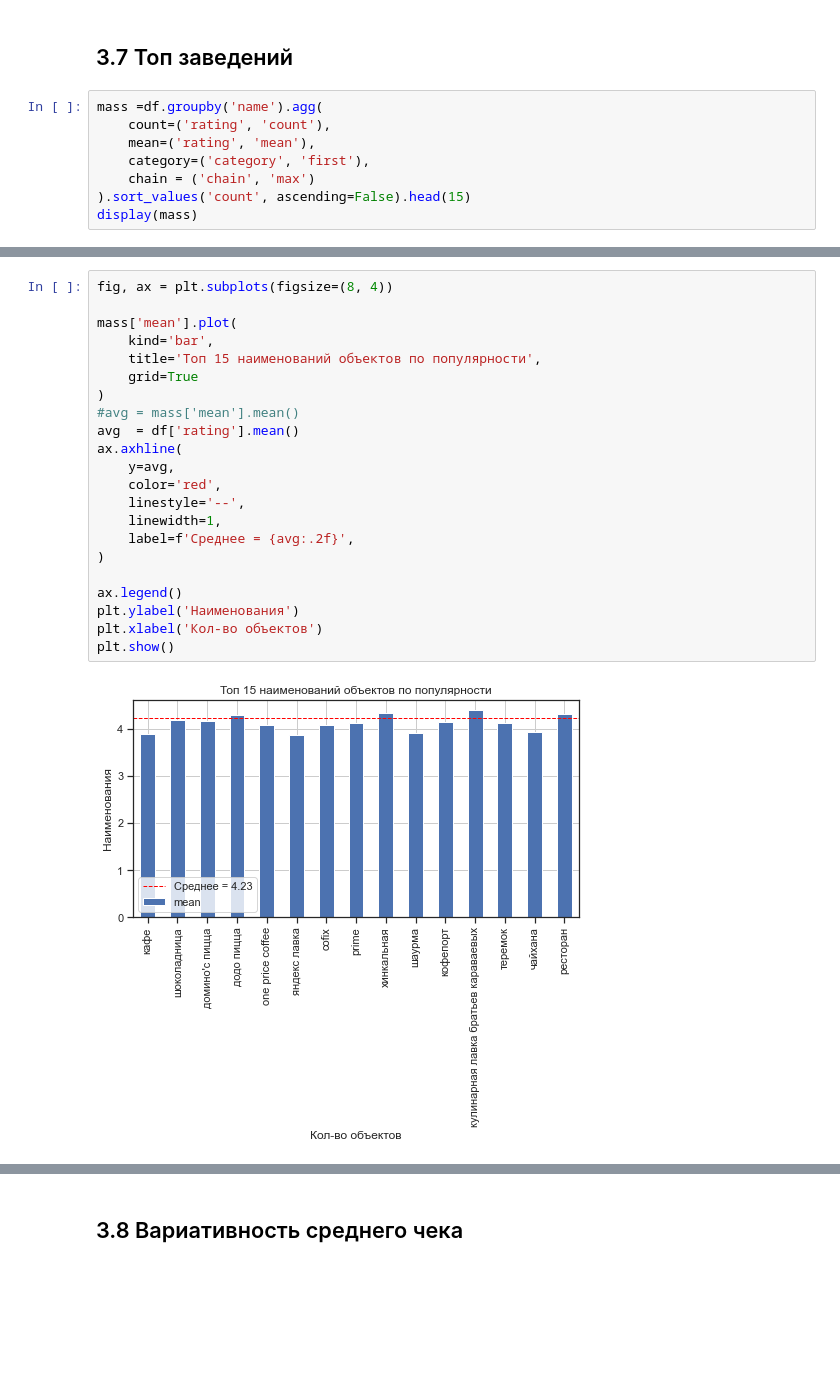
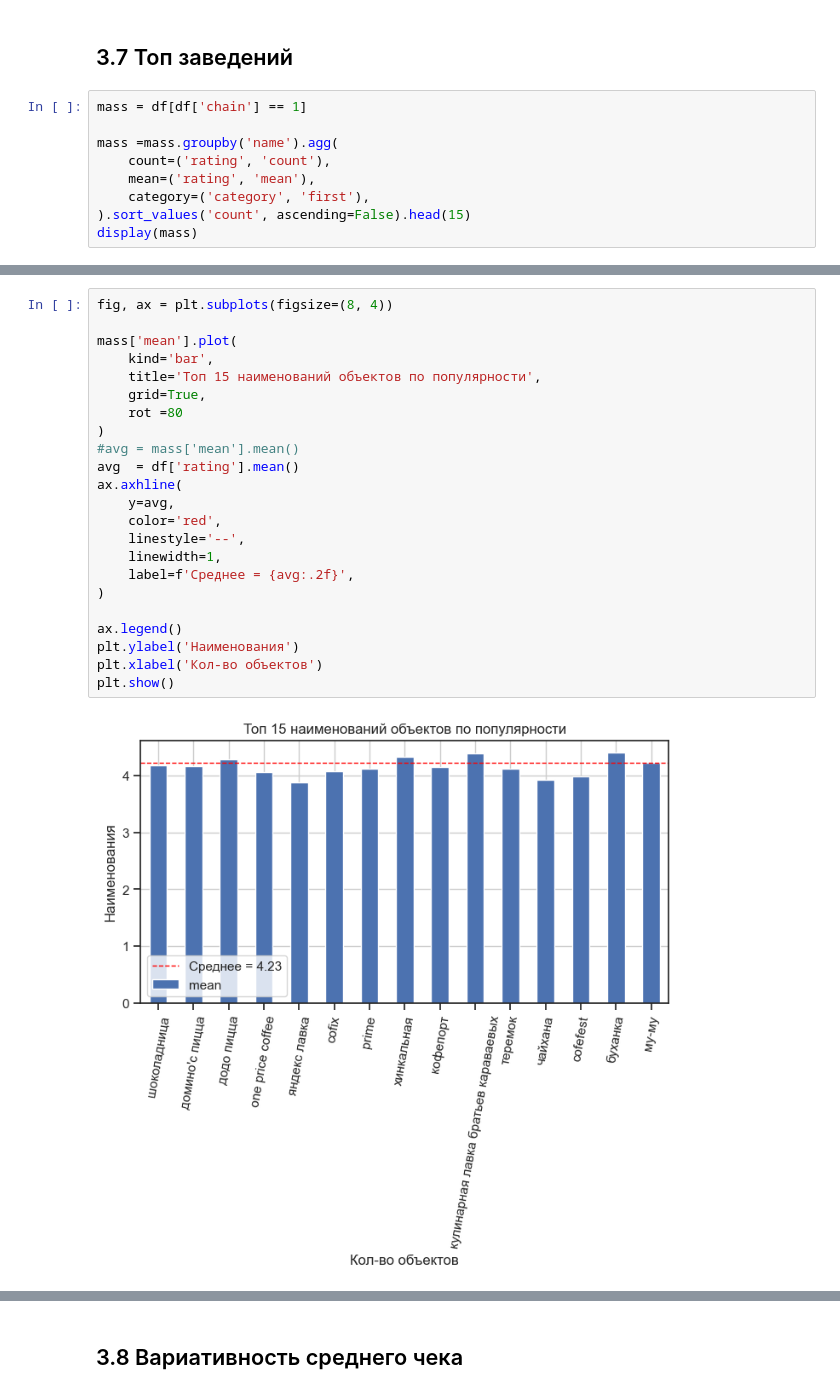
Before and after one commit to CAH0/Moscow_catering_market_research, a Jupyter notebook: File_analitics.ipynb, the cells around one changed output, grey strips where cells are left out. Saved outputs shown, nothing was run; the diff lists cells and outputs as text; blank space fills up the shorter version.

```diff
--- a/File_analitics.ipynb
+++ b/File_analitics.ipynb
@@ -658,11 +658,12 @@ plt.show()
 # %% [markdown]
 ## 3.7 Топ заведений
 # %%
-mass =df.groupby('name').agg(
+mass = df[df['chain'] == 1]
+
+mass =mass.groupby('name').agg(
     count=('rating', 'count'),
     mean=('rating', 'mean'),
     category=('category', 'first'),
-    chain = ('chain', 'max')
 ).sort_values('count', ascending=False).head(15)
 display(mass)
 # %% [output]
@@ -700,27 +701,28 @@ plt.show()
 # %%
 fig, ax = plt.subplots(figsize=(8, 4))
 
 mass['mean'].plot(
     kind='bar',
     title='Топ 15 наименований объектов по популярности',
-    grid=True
+    grid=True,
+    rot =80
 )
 #avg = mass['mean'].mean()
 avg  = df['rating'].mean()
 ax.axhline(
     y=avg,
     color='red',
     linestyle='--',
     linewidth=1,
     label=f'Среднее = {avg:.2f}',
 )
 
 ax.legend()
 plt.ylabel('Наименования')
 plt.xlabel('Кол-во объектов')
 plt.show()
 # %% [output]
-[figure, old version]
+[figure, new version]
 # %% [markdown]
 ### Вывод по топ-15 популярным сетям Москвы
 
```
Also changed, not shown: parts of 17 cells of this notebook.
